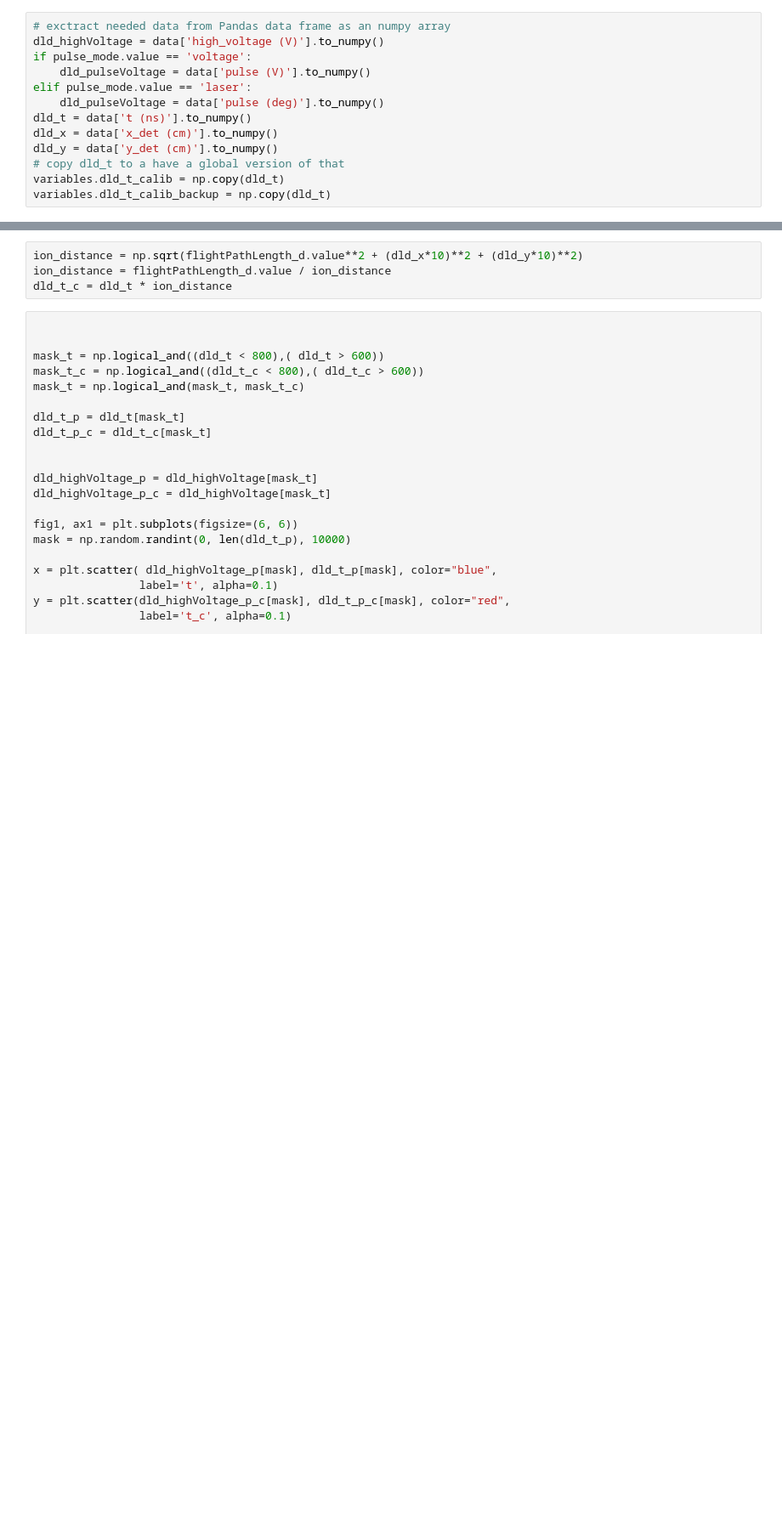
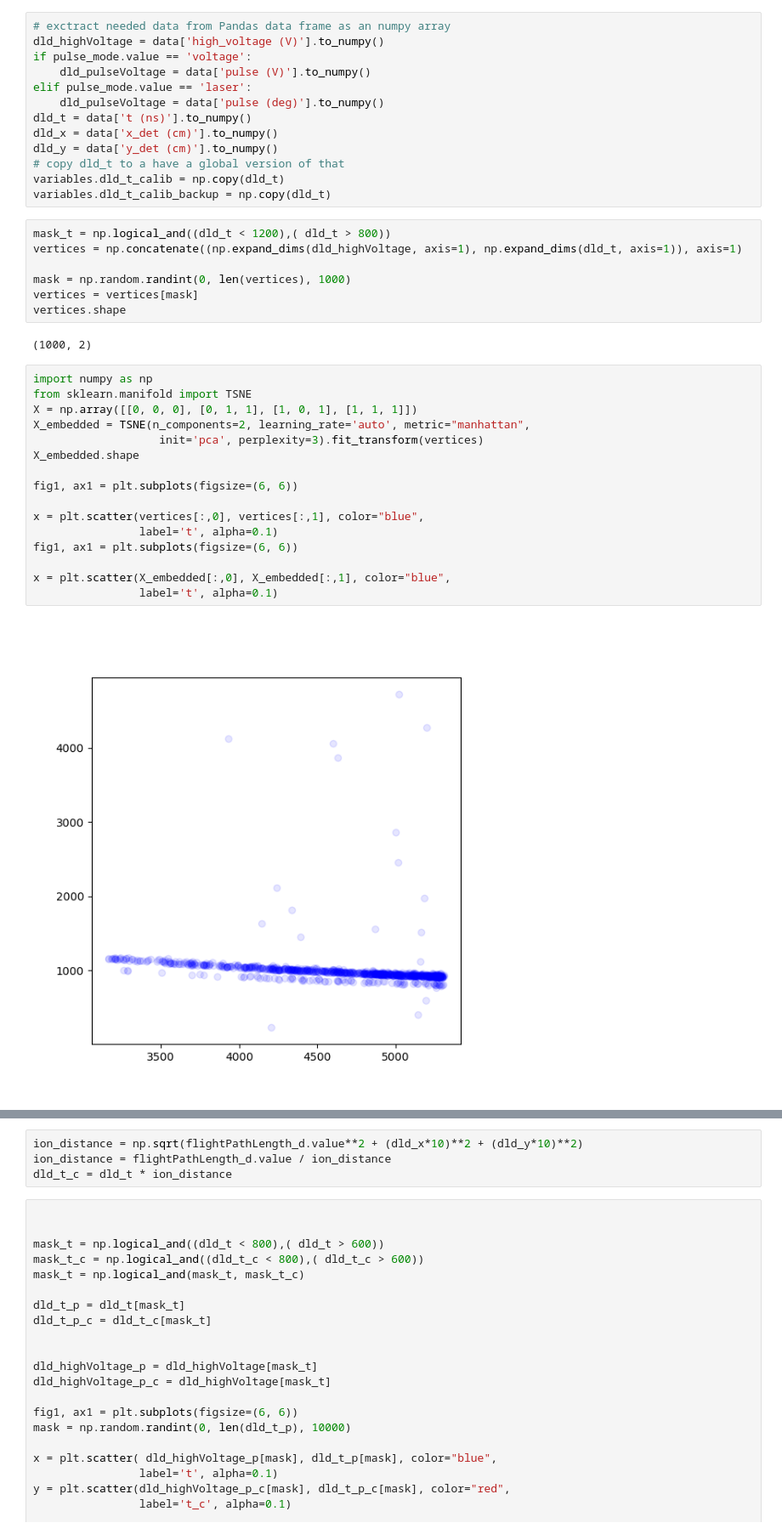
Before and after one commit to mmonajem/pyoxcart, a Jupyter notebook: pyccapt/calibration/tutorials/jupyter_files/develop.ipynb, the cells around one changed output, grey strips where cells are left out. Shown at 85% size. Cells and saved outputs as stored; diff of their text form; blank space fills up the shorter version.

```diff
--- a/pyccapt/calibration/tutorials/jupyter_files/develop.ipynb
+++ b/pyccapt/calibration/tutorials/jupyter_files/develop.ipynb
@@ -122,3 +122,30 @@ dld_y = data['y_det (cm)'].to_numpy()
 # copy dld_t to a have a global version of that
 variables.dld_t_calib = np.copy(dld_t)
 variables.dld_t_calib_backup = np.copy(dld_t)
+# %%
+mask_t = np.logical_and((dld_t < 1200),( dld_t > 800))
+vertices = np.concatenate((np.expand_dims(dld_highVoltage, axis=1), np.expand_dims(dld_t, axis=1)), axis=1)
+
+mask = np.random.randint(0, len(vertices), 1000)
+vertices = vertices[mask]
+vertices.shape
+# %% [output]
+(1000, 2)
+# %%
+import numpy as np
+from sklearn.manifold import TSNE
+X = np.array([[0, 0, 0], [0, 1, 1], [1, 0, 1], [1, 1, 1]])
+X_embedded = TSNE(n_components=2, learning_rate='auto', metric="manhattan",
+                   init='pca', perplexity=3).fit_transform(vertices)
+X_embedded.shape
+
+fig1, ax1 = plt.subplots(figsize=(6, 6))
+
+x = plt.scatter(vertices[:,0], vertices[:,1], color="blue",
+                label='t', alpha=0.1)
+fig1, ax1 = plt.subplots(figsize=(6, 6))
+
+x = plt.scatter(X_embedded[:,0], X_embedded[:,1], color="blue",
+                label='t', alpha=0.1)
+# %% [output]
+[figure, added]
```
Also changed, not shown: parts of 13 cells of this notebook, 6 other files.
